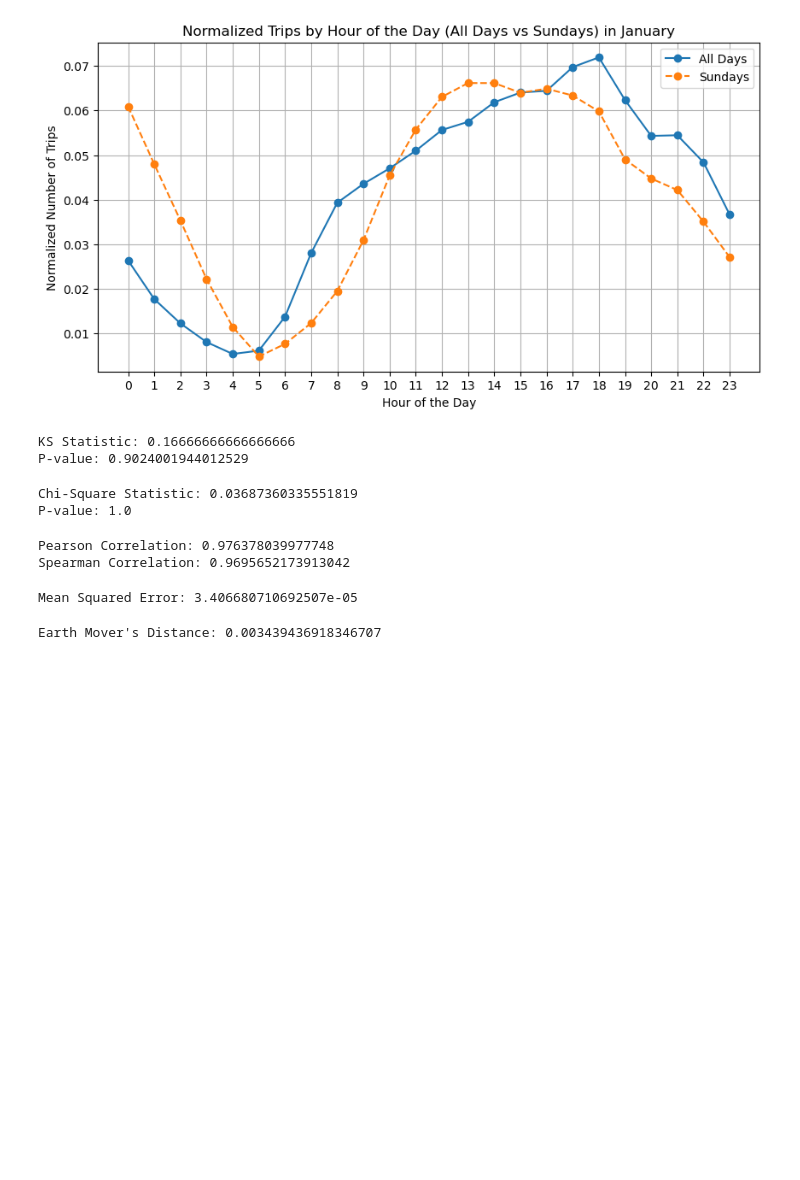
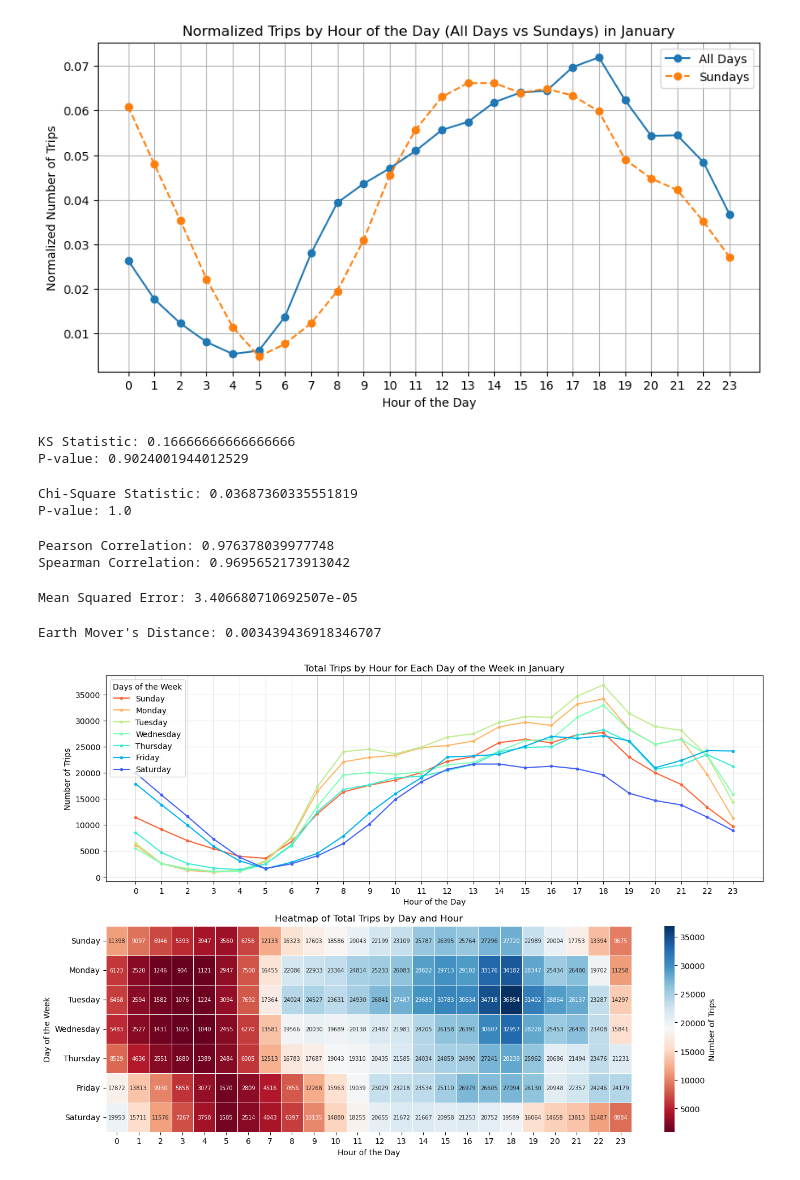
Before and after one commit to tesla1900/local_llm, a Jupyter notebook: python/clean_analysis.ipynb, the cells around one changed output. Drawn from its saved outputs; the diff is of its cells as text; code cells hidden in the pictures; blank space fills up the shorter version.

```diff
--- a/python/clean_analysis.ipynb
+++ b/python/clean_analysis.ipynb
@@ -368,3 +368,67 @@ emd = wasserstein_distance(trips_by_hour_all_normalized, trips_by_hour_wednesday
 print(f"Earth Mover's Distance: {emd}")
 # %% [output]
 Earth Mover's Distance: 0.003439436918346707
+# %%
+df_sundays = df_january[df_january['pickup_weekday'] == 0]
+df_mondays = df_january[df_january['pickup_weekday'] == 1]
+df_tuesdays = df_january[df_january['pickup_weekday'] == 2]
+df_wednesdays = df_january[df_january['pickup_weekday'] == 3]
+df_thursdays = df_january[df_january['pickup_weekday'] == 4]
+df_fridays = df_january[df_january['pickup_weekday'] == 5]
+df_saturdays = df_january[df_january['pickup_weekday'] == 6]
+
+# Count total trips by hour for each day of the week
+trips_by_hour_sunday = df_sundays.groupby('pickup_hour').size()
+trips_by_hour_monday = df_mondays.groupby('pickup_hour').size()
+trips_by_hour_tuesday = df_tuesdays.groupby('pickup_hour').size()
+trips_by_hour_wednesday = df_wednesdays.groupby('pickup_hour').size()
+trips_by_hour_thursday = df_thursdays.groupby('pickup_hour').size()
+trips_by_hour_friday = df_fridays.groupby('pickup_hour').size()
+trips_by_hour_saturday = df_saturdays.groupby('pickup_hour').size()
+
+# Set a color palette from seaborn
+colors = sns.color_palette("rainbow_r", 7)  # "tab10" provides 10 vibrant colors, using the first 7 for each day
+
+# Create a figure with equal-sized subplots
+fig, (ax1, ax2) = plt.subplots(2, 1, figsize=(13, 9), gridspec_kw={'height_ratios': [1, 1]})
+
+# First subplot: Line plot for each day with specified colors
+ax1.plot(trips_by_hour_sunday.index, trips_by_hour_sunday.values, marker='.', label='Sunday', color=colors[0])
+ax1.plot(trips_by_hour_monday.index, trips_by_hour_monday.values, marker='.', label='Monday', color=colors[1])
+ax1.plot(trips_by_hour_tuesday.index, trips_by_hour_tuesday.values, marker='.', label='Tuesday', color=colors[2])
+ax1.plot(trips_by_hour_wednesday.index, trips_by_hour_wednesday.values, marker='.', label='Wednesday', color=colors[3])
+ax1.plot(trips_by_hour_thursday.index, trips_by_hour_thursday.values, marker='.', label='Thursday', color=colors[4])
+ax1.plot(trips_by_hour_friday.index, trips_by_hour_friday.values, marker='.', label='Friday', color=colors[5])
+ax1.plot(trips_by_hour_saturday.index, trips_by_hour_saturday.values, marker='.', label='Saturday', color=colors[6])
+
+ax1.set_title('Total Trips by Hour for Each Day of the Week in January')
+ax1.set_xlabel('Hour of the Day')
+ax1.set_ylabel('Number of Trips')
+ax1.grid(True, linewidth=0.4)
+ax1.set_xticks(range(24))
+ax1.legend(title="Days of the Week")
+
+# Second subplot: Heatmap
+# Combine all daily series into a DataFrame
+trips_by_day_hour_df = pd.DataFrame({
+    'Sunday': trips_by_hour_sunday,
+    'Monday': trips_by_hour_monday,
+    'Tuesday': trips_by_hour_tuesday,
+    'Wednesday': trips_by_hour_wednesday,
+    'Thursday': trips_by_hour_thursday,
+    'Friday': trips_by_hour_friday,
+    'Saturday': trips_by_hour_saturday
+}).T.fillna(0)  # Transpose and fill NaNs with 0
+
+# Heatmap with annotations and adjusted font size
+sns.heatmap(trips_by_day_hour_df, cmap="RdBu", annot=True, fmt=".0f", cbar_kws={'label': 'Number of Trips'},
+            linewidths=0.5, ax=ax2, annot_kws={"size": 7})  # Adjust font size with annot_kws
+ax2.set_title('Heatmap of Total Trips by Day and Hour')
+ax2.set_xlabel('Hour of the Day')
+ax2.set_ylabel('Day of the Week')
+
+# Adjust layout to ensure even sizing and display
+plt.tight_layout()
+plt.show()
+# %% [output]
+[figure, added]
```
Also changed, not shown: parts of 7 cells of this notebook.
